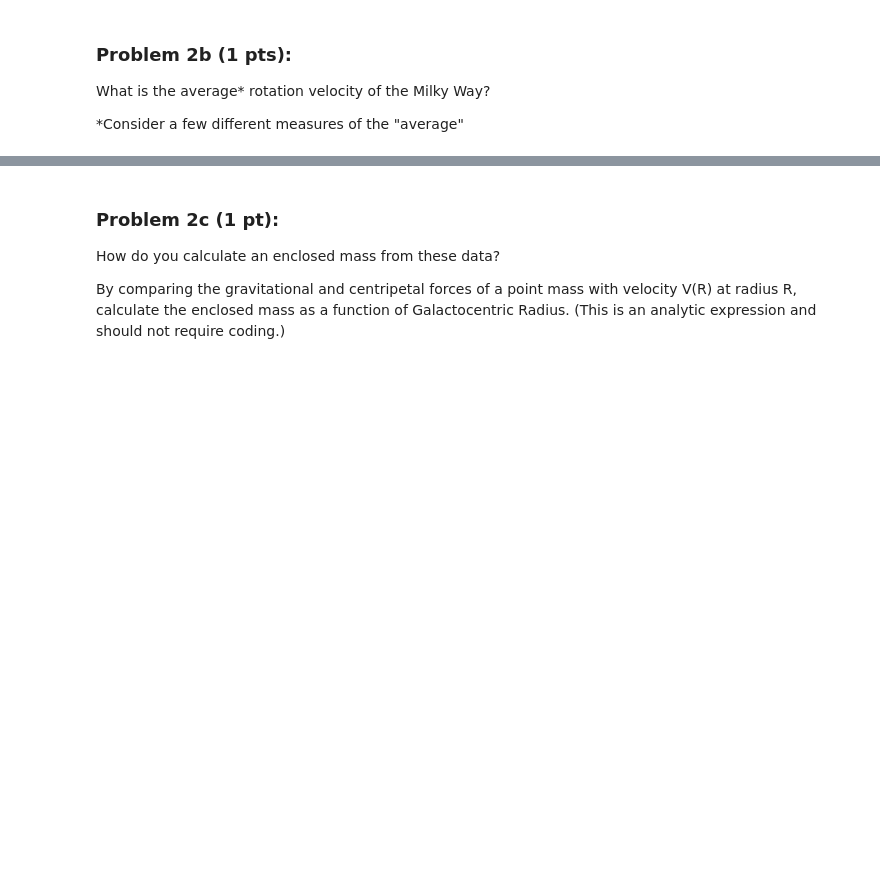
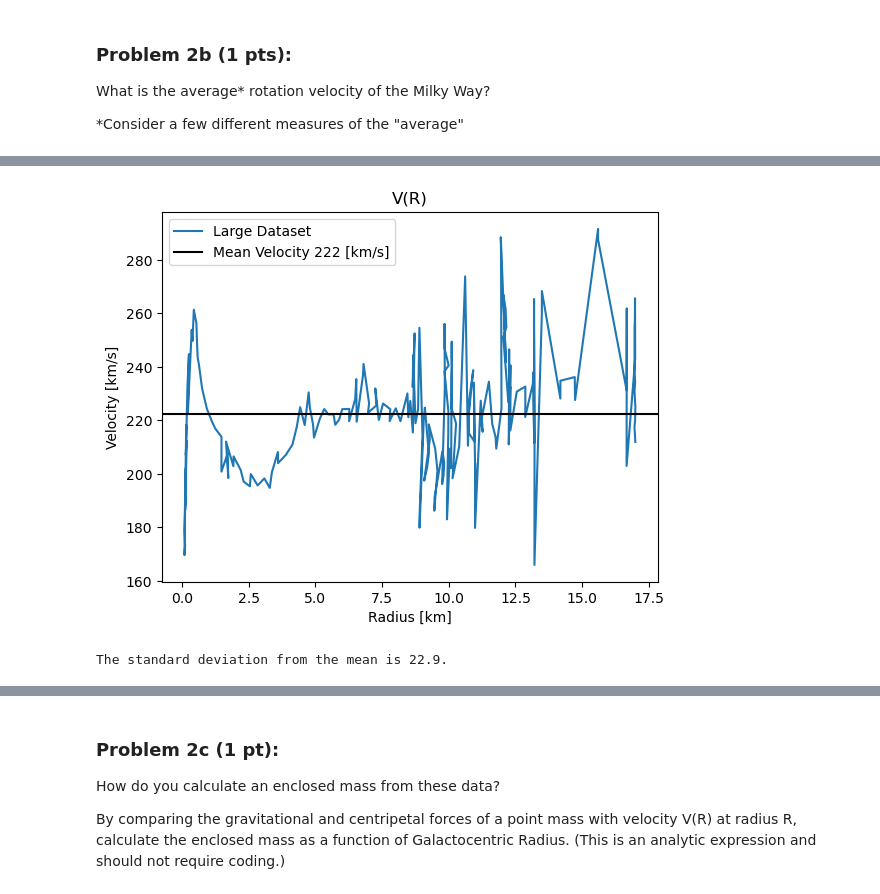
Before and after one commit to kelceydavis33/galaxies_course, a Jupyter notebook: Homework2/PS2/PS2_MilkyWayStructure_Davis.ipynb, the cells around one changed output, grey strips where cells are left out. Cells and saved outputs as stored; diff of their text form; code cells hidden in the pictures; blank space fills up the shorter version.

```diff
--- a/Homework2/PS2/PS2_MilkyWayStructure_Davis.ipynb
+++ b/Homework2/PS2/PS2_MilkyWayStructure_Davis.ipynb
@@ -167,0 +148,20 @@ What is the average* rotation velocity of the Milky Way?
+# %%
+# We can also consider the median
+
+plt.plot(t['radius'], (t['velocity']), label = 'Large Dataset')
+median = np.median(t['velocity'])
+plt.axhline(median,  c = 'k', label = f'Mean Velocity {int(median)} [km/s]')
+plt.xlabel('Radius [km]')
+plt.ylabel('Velocity [km/s]')
+plt.legend()
+plt.title('V(R)');
+# %% [output]
+[figure, added]
+# %%
+# This is very close. We can notice that there are a lot of outlier values and take
+#an average that does not include these. First, it is helpful to find the standard deviation:
+
+std = np.std(t['velocity'])
+print(f'The standard deviation from the mean is {round(std, 1)}.')
+# %% [output]
+The standard deviation from the mean is 22.9.
```
Also changed, not shown: parts of 30 cells of this notebook, 2 other files.
